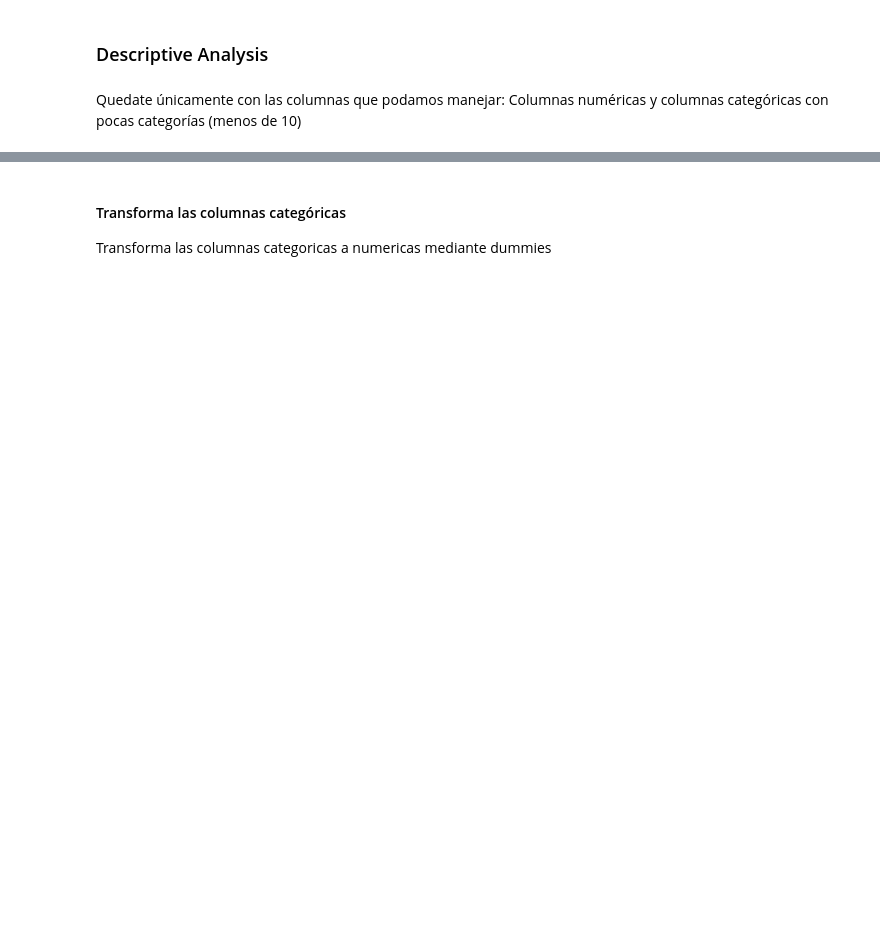
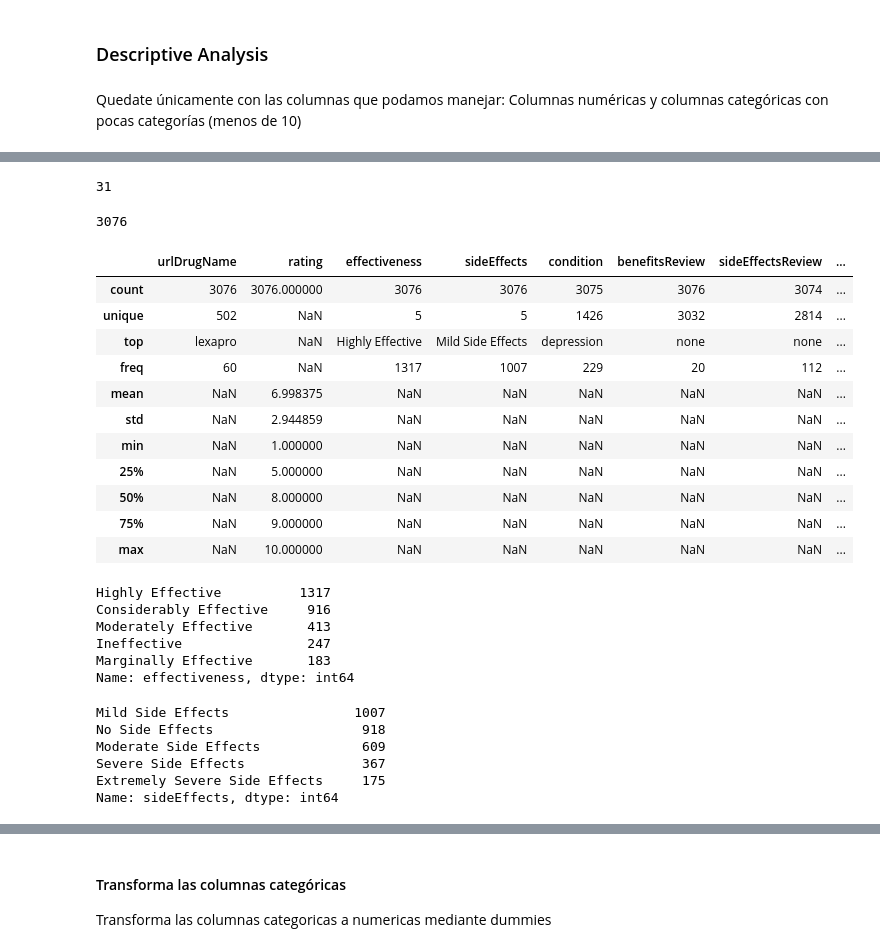
Before and after one commit to MNievas12/2503_dsft_thebridge, a Jupyter notebook: 3-Machine_Learning/2-No_Supervisado/1-Clustering/Practica/EJER_1_kmeans_drugs_review.ipynb, the cells around one changed output, grey strips where cells are left out. Saved outputs shown, nothing was run; the diff lists cells and outputs as text; code cells hidden in the pictures; blank space fills up the shorter version.

```diff
--- a/3-Machine_Learning/2-No_Supervisado/1-Clustering/Practica/EJER_1_kmeans_drugs_review.ipynb
+++ b/3-Machine_Learning/2-No_Supervisado/1-Clustering/Practica/EJER_1_kmeans_drugs_review.ipynb
@@ -27,0 +67,43 @@ memory usage: 216.3+ KB
+# %%
+len(df.duplicated())
+sum(df.duplicated())
+# %% [output]
+31
+# %%
+df = df.drop_duplicates()
+len(df)
+# %% [output]
+3076
+# %%
+df.describe(include='all')
+# %% [output]
+|  | urlDrugName | rating | effectiveness | sideEffects | condition | benefitsReview | sideEffectsReview | ... |
+| count | 3076 | 3076.000000 | 3076 | 3076 | 3075 | 3076 | 3074 | ... |
+| unique | 502 | NaN | 5 | 5 | 1426 | 3032 | 2814 | ... |
+| top | lexapro | NaN | Highly Effective | Mild Side Effects | depression | none | none | ... |
+| freq | 60 | NaN | 1317 | 1007 | 229 | 20 | 112 | ... |
+| mean | NaN | 6.998375 | NaN | NaN | NaN | NaN | NaN | ... |
+| std | NaN | 2.944859 | NaN | NaN | NaN | NaN | NaN | ... |
+| min | NaN | 1.000000 | NaN | NaN | NaN | NaN | NaN | ... |
+| 25% | NaN | 5.000000 | NaN | NaN | NaN | NaN | NaN | ... |
+| 50% | NaN | 8.000000 | NaN | NaN | NaN | NaN | NaN | ... |
+| 75% | NaN | 9.000000 | NaN | NaN | NaN | NaN | NaN | ... |
+| max | NaN | 10.000000 | NaN | NaN | NaN | NaN | NaN | ... |
+# %%
+df['effectiveness'].value_counts()
+# %% [output]
+Highly Effective          1317
+Considerably Effective     916
+Moderately Effective       413
+Ineffective                247
+Marginally Effective       183
+Name: effectiveness, dtype: int64
+# %%
+df['sideEffects'].value_counts()
+# %% [output]
+Mild Side Effects                1007
+No Side Effects                   918
+Moderate Side Effects             609
+Severe Side Effects               367
+Extremely Severe Side Effects     175
+Name: sideEffects, dtype: int64
```
Also changed, not shown: parts of 31 cells of this notebook, 1 other file.
